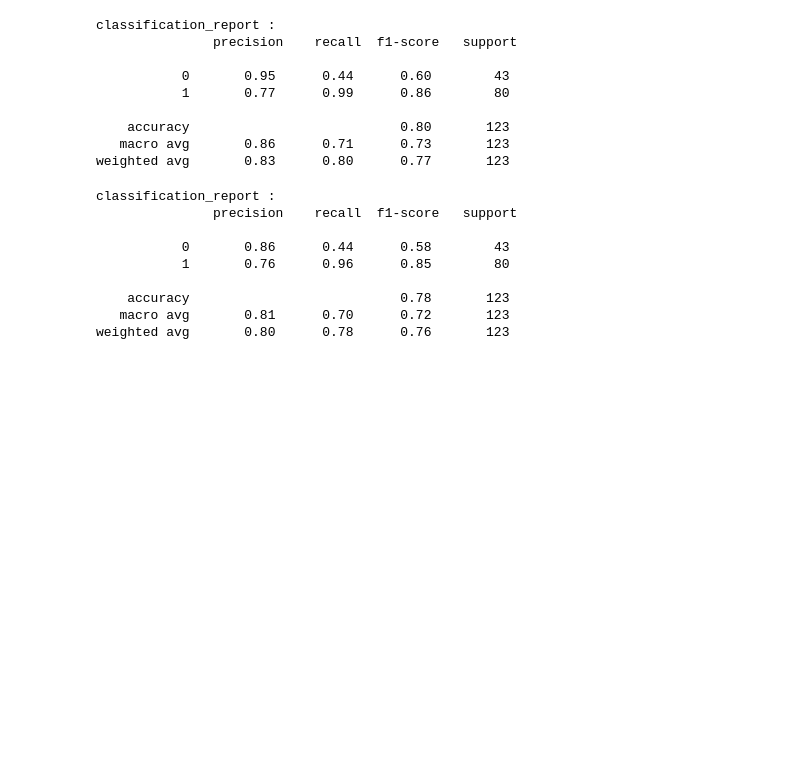
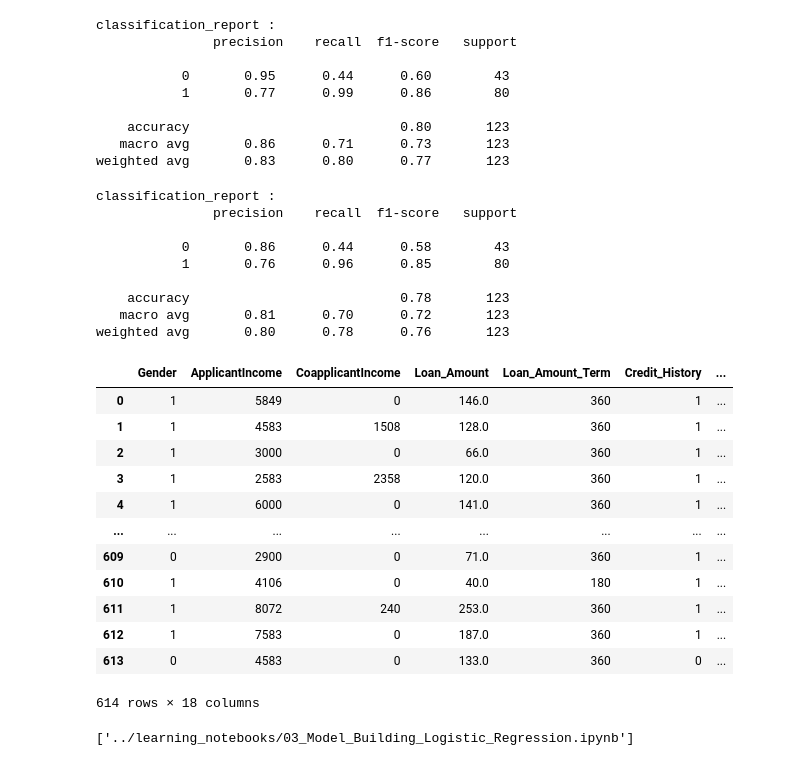
Before and after one commit to swapnil-pisal/Loan-Approval-Prediction, a Jupyter notebook: learning_notebooks/03_Model_Building_Logistic_Regression.ipynb, the cells around one changed output. Cells and saved outputs as stored; diff of their text form; code cells hidden in the pictures; blank space fills up the shorter version.

Commit message:
bulid the logisticregression model

```diff
--- a/learning_notebooks/03_Model_Building_Logistic_Regression.ipynb
+++ b/learning_notebooks/03_Model_Building_Logistic_Regression.ipynb
@@ -150,3 +150,24 @@ classification_report :
     accuracy                           0.78       123
    macro avg       0.81      0.70      0.72       123
 weighted avg       0.80      0.78      0.76       123
+# %%
+df
+# %% [output]
+|  | Gender | ApplicantIncome | CoapplicantIncome | Loan_Amount | Loan_Amount_Term | Credit_History | ... |
+| 0 | 1 | 5849 | 0 | 146.0 | 360 | 1 | ... |
+| 1 | 1 | 4583 | 1508 | 128.0 | 360 | 1 | ... |
+| 2 | 1 | 3000 | 0 | 66.0 | 360 | 1 | ... |
+| 3 | 1 | 2583 | 2358 | 120.0 | 360 | 1 | ... |
+| 4 | 1 | 6000 | 0 | 141.0 | 360 | 1 | ... |
+| ... | ... | ... | ... | ... | ... | ... | ... |
+| 609 | 0 | 2900 | 0 | 71.0 | 360 | 1 | ... |
+| 610 | 1 | 4106 | 0 | 40.0 | 180 | 1 | ... |
+| 611 | 1 | 8072 | 240 | 253.0 | 360 | 1 | ... |
+| 612 | 1 | 7583 | 0 | 187.0 | 360 | 1 | ... |
+| 613 | 0 | 4583 | 0 | 133.0 | 360 | 0 | ... |
+614 rows × 18 columns
+# %%
+import joblib
+joblib.dump(df,'../learning_notebooks/03_Model_Building_Logistic_Regression.ipynb')
+# %% [output]
+['../learning_notebooks/03_Model_Building_Logistic_Regression.ipynb']
```
